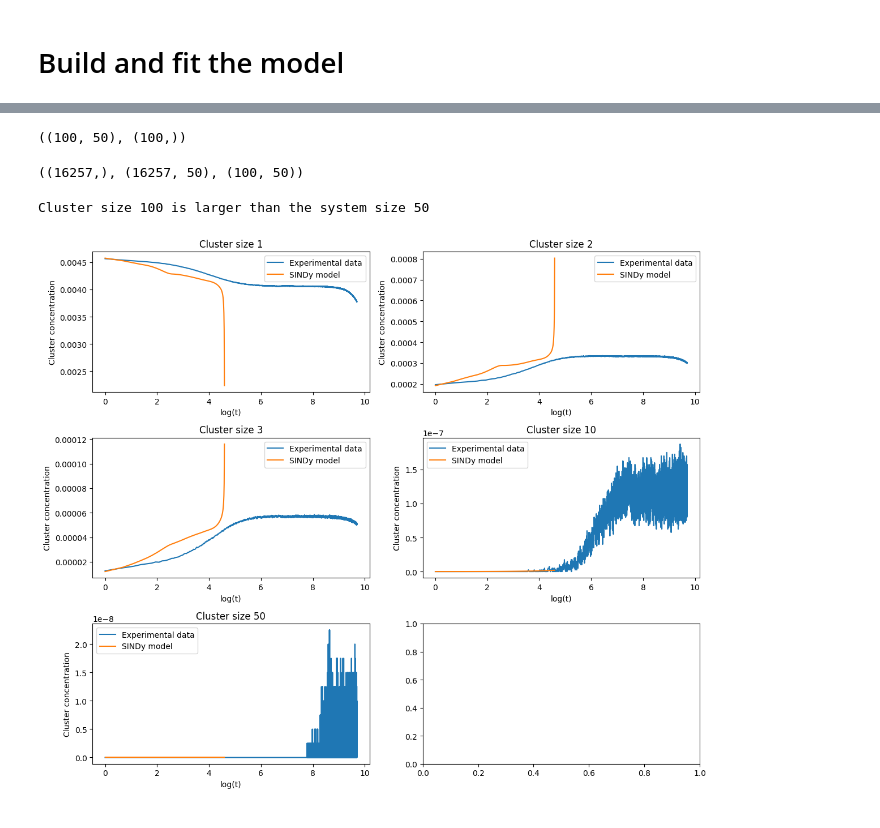
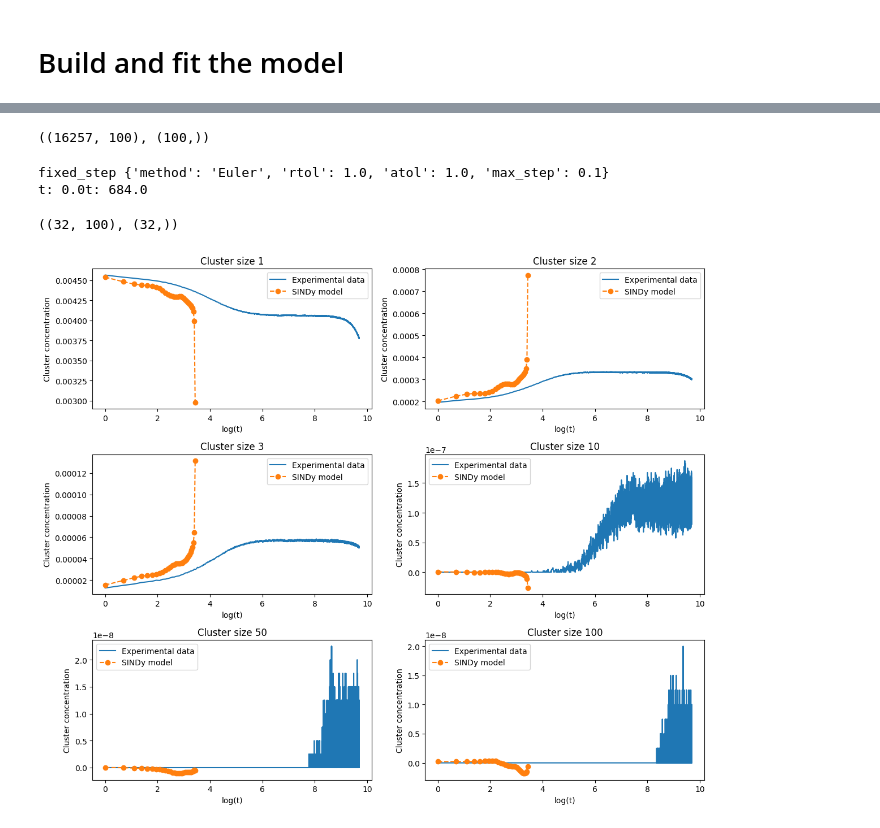
Before and after one commit to jpcurbelo/pysindy_fork, a Jupyter notebook: simlab_experiments/clusterKinetics.ipynb, the cells around one changed output, grey strips where cells are left out. Cells and saved outputs as stored; diff of their text form; code cells hidden in the pictures.

Commit message:
Added tests for Euler

```diff
--- a/simlab_experiments/clusterKinetics.ipynb
+++ b/simlab_experiments/clusterKinetics.ipynb
@@ -22,7 +22,6 @@ sys.path.append(root_dir)
 print(f"Current directory: {current_dir}")
 print(f"Root directory: {root_dir}")
 
-from pysindy.utils.odes import linear_damped_SHO
 import pysindy.pysindy as ps
 
 # ignore user warnings
@@ -34,5 +33,14 @@ np.random.seed(1000)  # Seed for reproducibility
 # Integrator keywords for solve_ivp
 integrator_keywords = {}
 integrator_keywords['method'] = 'RK23'   #'LSODA'
-integrator_keywords['rtol'] = 1e-3
-integrator_keywords['atol'] = 1e-6
+integrator_keywords['rtol'] = 1.0  # 1e-3
+integrator_keywords['atol'] = 1.0  # 1e-4
+integrator_keywords['max_step'] = 0.1
+
+system_size = 100
+n_samples_train = 2000
+n_samples_test = 1000
+
+poly_order = 3
+threshold = 0
+dt = 1
@@ -67,9 +78,6 @@ def readExpData(file_path, Nsize=100):
 experiment_dir = 'data'
 experiment_file = 'Population_Training_Results.dat'
 exp_dir = os.path.join(experiment_dir, experiment_file)
-system_size = 50
-n_samples_train = 5000
-n_samples_test = 100
 
 t_values, N_clusters = readExpData(exp_dir, Nsize=system_size)
 
@@ -148,41 +157,56 @@ n_sim, t_sim = model.simulate(N_clusters[0], t=t_values[:n_samples_test], integr
+# %%
+N_clusters.shape, N_clusters[0].shape
+# %% [output]
+((16257, 100), (100,))
+# %%
+# # integrator_keywords['method'] = 'RK23'
+# # integrator_keywords['rtol'] = 1e-4
+# # integrator_keywords['atol'] = 1e-6
+# integrator_keywords['method'] = 'BDF'
+# integrator_keywords['rtol'] = 1e-3
+# integrator_keywords['atol'] = 1e-10
+# n_samples_test = 1000
+# n_sim, t_sim = model.simulate(N_clusters[0], t=t_values[:n_samples_test], integrator_kws=integrator_keywords)
+
+integrator_keywords['method'] = 'Euler'   # 'RK2'   #'RK4'
+n_sim, t_sim = model.simulate(N_clusters[0], t=t_values[:n_samples_test],
+                              integrator='fixed_step', integrator_kws=integrator_keywords)
+# %% [output]
+fixed_step {'method': 'Euler', 'rtol': 1.0, 'atol': 1.0, 'max_step': 0.1}
+t: 0.0t: 684.0
 # %%
 n_sim.shape, t_sim.shape
 # %% [output]
-((100, 50), (100,))
+((32, 100), (32,))
-# %%
-t_values.shape, N_clusters.shape, n_sim.shape
-# %% [output]
-((16257,), (16257, 50), (100, 50))
 # %%
 # List of IDs to plot
 ids_to_plot = [1, 2, 3, 10, 50, 100]
 
 # Create subplot grid
 fig, axs = plt.subplots(3, 2, figsize=(12, 10))
 
 # Flatten the axs array for easier iteration
 axs = axs.flatten()
 
 # Log the time values
 t_values_log = np.log(t_values)
 t_sim_log = np.log(t_sim)
 
 for i, n_to_plot in enumerate(ids_to_plot):
 
     if n_to_plot > system_size:
         print(f"Cluster size {n_to_plot} is larger than the system size {system_size}")
         continue
     # Plot the data
     axs[i].plot(t_values_log, N_clusters[:, n_to_plot-1], label=f'Experimental data')
-    axs[i].plot(t_sim_log, n_sim[:, n_to_plot-1], label='SINDy model')
+    axs[i].plot(t_sim_log, n_sim[:, n_to_plot-1], label='SINDy model', marker='o', linestyle='dashed')
     axs[i].set_title(f'Cluster size {n_to_plot}')
     axs[i].legend()
 
     axs[i].set_xlabel('log(t)')
     axs[i].set_ylabel('Cluster concentration')
 
 plt.tight_layout()
 plt.show()
 # %% [output]
-Cluster size 100 is larger than the system size 50
-[figure, old version]
+[figure, new version]
```
Also changed, not shown: parts of 9 cells of this notebook, 8 other files.
